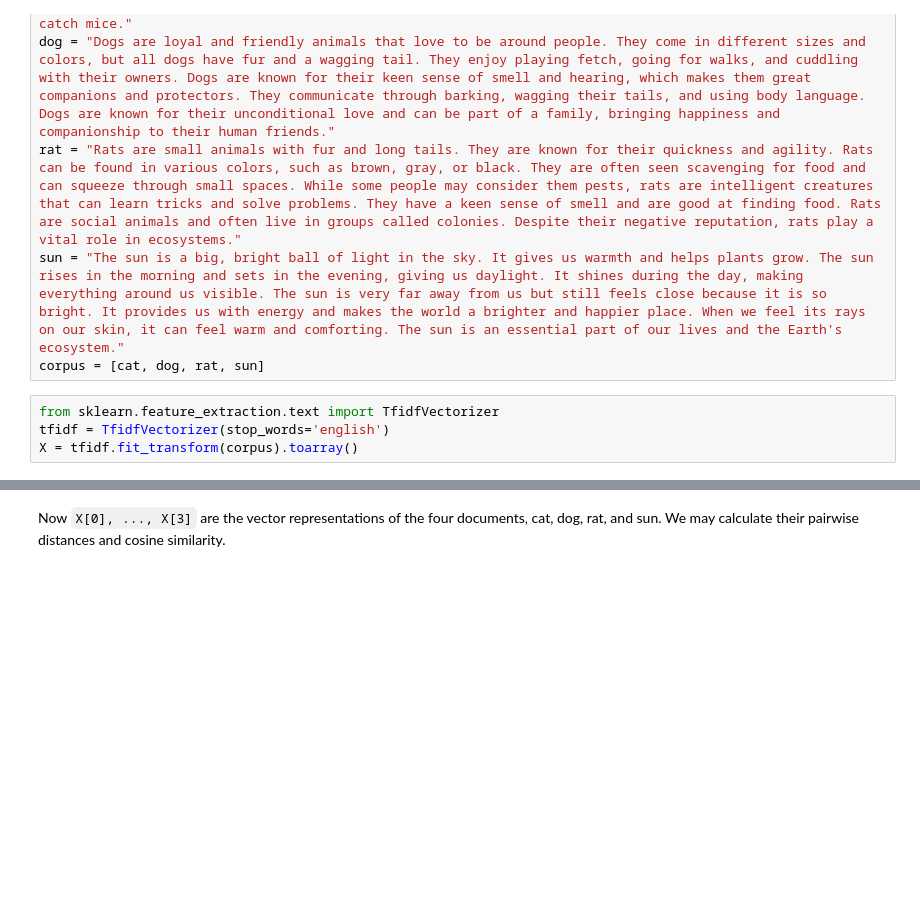
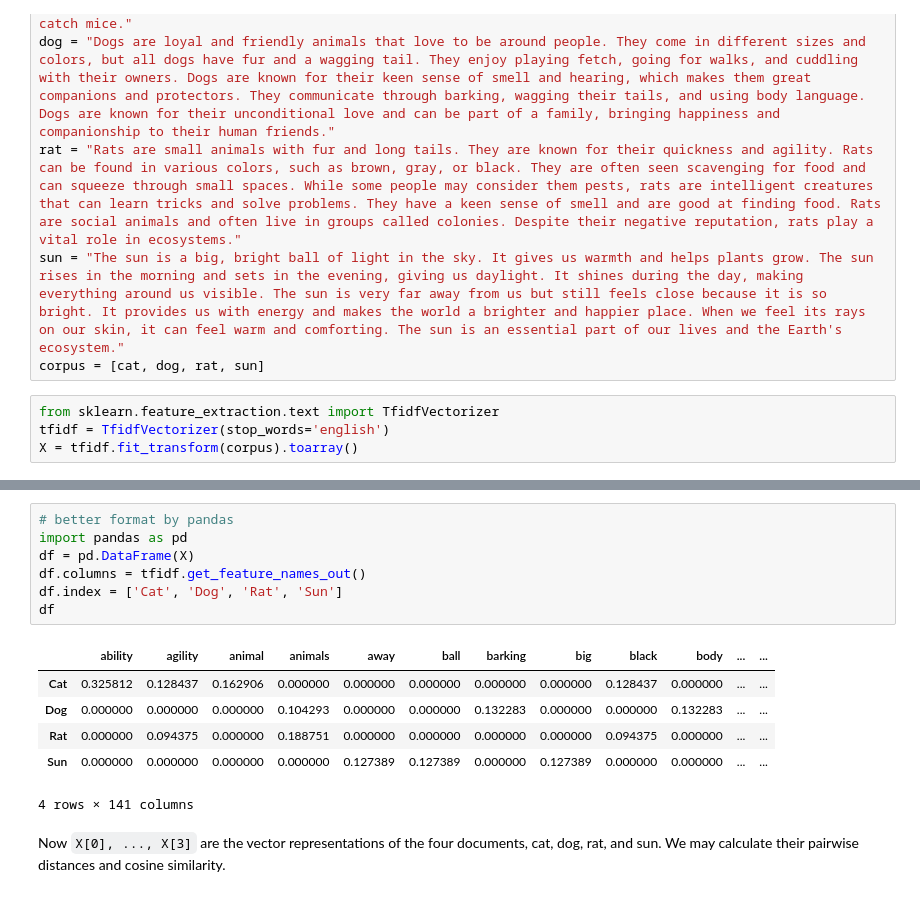
Before and after one commit to phonchi/ModularPython, a Jupyter notebook: NLP-NumPy_basics.ipynb, the cells around one changed output, grey strips where cells are left out. Cells and saved outputs as stored; diff of their text form; blank space fills up the shorter version.

```diff
--- a/NLP-NumPy_basics.ipynb
+++ b/NLP-NumPy_basics.ipynb
@@ -238,3 +304,17 @@ X[:,:10]
+# %%
+# better format by pandas
+import pandas as pd
+df = pd.DataFrame(X)
+df.columns = tfidf.get_feature_names_out()
+df.index = ['Cat', 'Dog', 'Rat', 'Sun']
+df
+# %% [output]
+|  | ability | agility | animal | animals | away | ball | barking | big | black | body | ... | ... |
+| Cat | 0.325812 | 0.128437 | 0.162906 | 0.000000 | 0.000000 | 0.000000 | 0.000000 | 0.000000 | 0.128437 | 0.000000 | ... | ... |
+| Dog | 0.000000 | 0.000000 | 0.000000 | 0.104293 | 0.000000 | 0.000000 | 0.132283 | 0.000000 | 0.000000 | 0.132283 | ... | ... |
+| Rat | 0.000000 | 0.094375 | 0.000000 | 0.188751 | 0.000000 | 0.000000 | 0.000000 | 0.000000 | 0.094375 | 0.000000 | ... | ... |
+| Sun | 0.000000 | 0.000000 | 0.000000 | 0.000000 | 0.127389 | 0.127389 | 0.000000 | 0.127389 | 0.000000 | 0.000000 | ... | ... |
+4 rows × 141 columns
 # %% [markdown]
 Now `X[0], ..., X[3]` are the vector representations of the four documents, cat, dog, rat, and sun.  We may calculate their pairwise distances and cosine similarity.
 # %%
```
Also changed, not shown: parts of 20 cells of this notebook.
